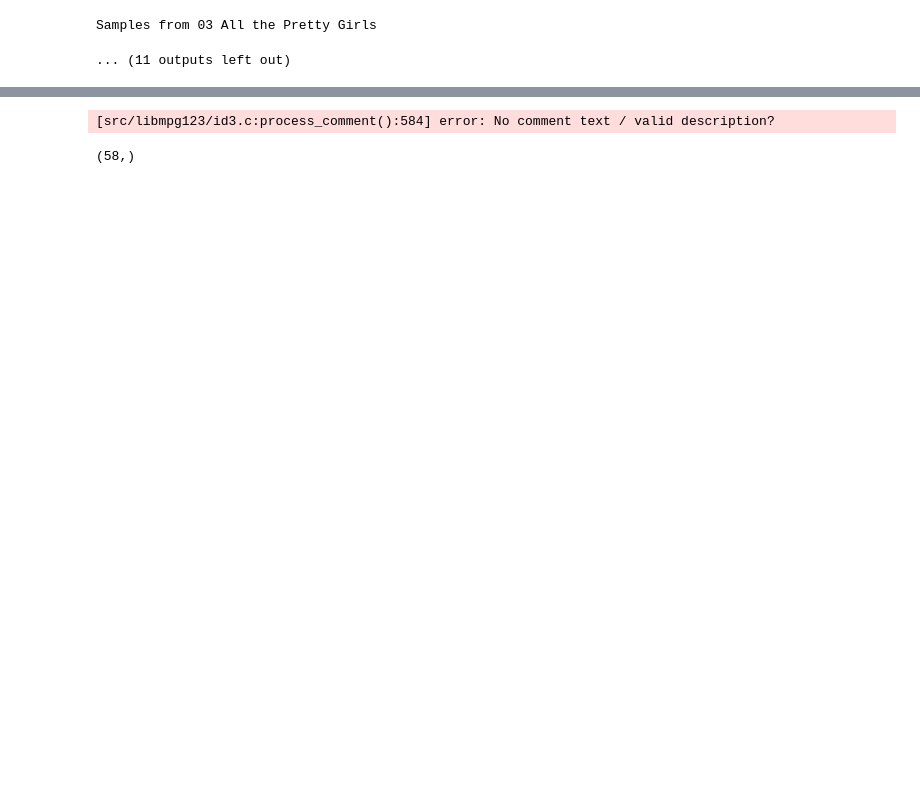
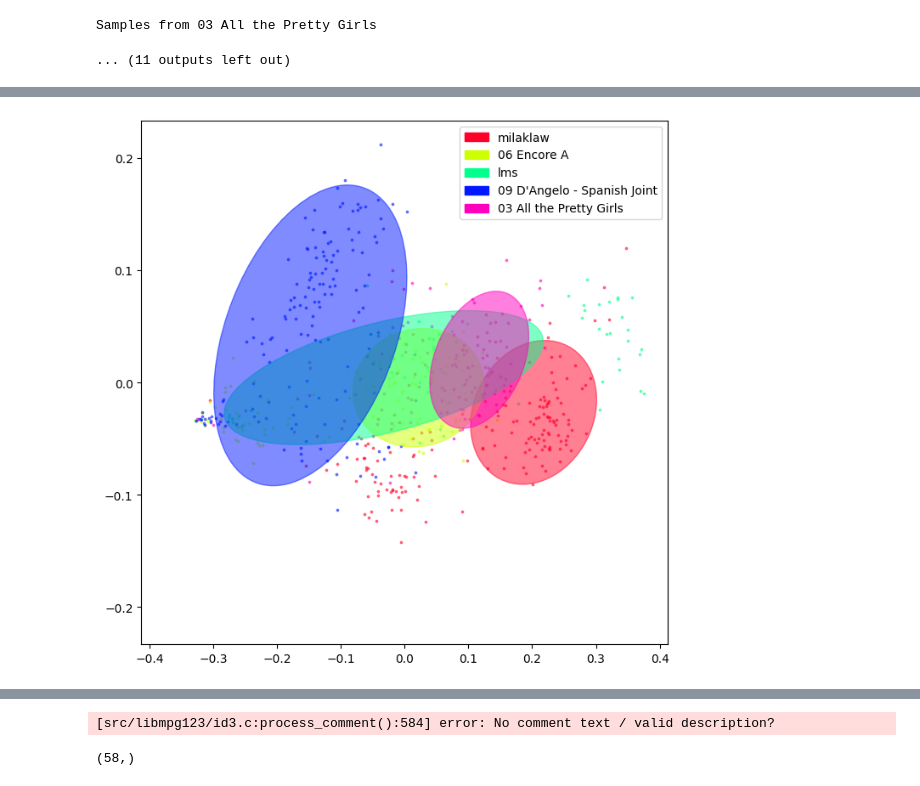
Before and after one commit to chenhi/groove_gang, a Jupyter notebook: demo_intraclustering.ipynb, the cells around one changed output, grey strips where cells are left out. Saved outputs shown, nothing was run; the diff lists cells and outputs as text; code cells hidden in the pictures; blank space fills up the shorter version.

```diff
--- a/demo_intraclustering.ipynb
+++ b/demo_intraclustering.ipynb
@@ -210,0 +209,17 @@ Actual usage
+# %%
+proc_fn = groove.downbeats.smooth_power
+
+divs = np.array([3, 4, 6, 8, 9, 12, 15, 16, 18, 20, 21, 24])
+wts = 1/np.sqrt(divs)
+
+
+file_list = ['milaklaw', '06 Encore A', 'lms', ('09 D\'Angelo - Spanish Joint', 'm4a'), ('03 All the Pretty Girls', 'm4a')]
+
+# Add extension
+for i in range(len(file_list)):
+    if type(file_list[i]) is not tuple:
+        file_list[i] = (file_list[i], "mp3")
+
+data_list = []
+for i, (file, ext) in enumerate(file_list):
+    data_list.append(load_bar_embedding_total(file, divisions=divs, weights=wts, process=smooth_power, kernel_width=30, ext=ext))
@@ -210,0 +232,62 @@ Actual usage
+# %%
+gms = []
+pcas = []
+
+c = .8
+for data in data_list:
+    gm, _ = do_clustering(data, confidence_limit=c, cluster_threshold=0.3, overlap_allowance=0.2, use_weights=False, verbose=True)
+    gms.append(gm)
+
+all_data = np.concatenate(data_list, axis=0)
+pca = PCA(2)
+pca.fit(all_data)
+red_data = []
+for d in data_list:
+    red_data.append(pca.transform(d))
+
+all_red_data = np.concatenate(red_data, axis=0)
+
+# Get axes min and max
+xlim = np.abs(all_red_data[:,0]).max() * 1.1
+ylim = np.abs(all_red_data[:,1]).max() * 1.1
+
+plt.figure(figsize=(8,8))
+ax = plt.gca()
+ax.set_xlim([-xlim, xlim])
+ax.set_ylim([-ylim, ylim])
+
+
+# Plot the data
+cmap = mpl.colormaps['gist_rainbow'](np.linspace(0, 1, len(data_list)))
+for i in range(len(data_list)):
+    plt.scatter(red_data[i][:,0], red_data[i][:,1], alpha=0.5, color=cmap[i], s=3)
+
+patches = []
+legend_patches = []
+for i, gm in enumerate(gms):
+    p, _ = get_patches(gm, confidence=c, pts=data_list[i], pca=pca)
+    patches.append(p[gm.weights_.argmax()])
+    patches[-1].set_color(cmap[i])
+    legend_patches.append(mpatches.Patch(color=cmap[i], label=file_list[i][0]))
+
+
+# if data_list != None:
+#     #plt.cm.get_cmap('hsv', len(data_list)+1)
+
+#     running_total = 0
+#     legend_patches = []
+#     for i, d in enumerate(data_list):
+#         plt.scatter(red_data[running_total:running_total + d.shape[0],0], red_data[running_total:running_total + d.shape[0],1], alpha=0.5, color=cmap[i], s=3)
+#         running_total += d.shape[0]
+#         if file_list != None:
+#             legend_patches.append(mpatches.Patch(color=cmap[i], label=file_list[i][0]))
+#     if file_list != None:
+#         ax.legend(handles=legend_patches)
+# else:
+#     plt.scatter(red_data[:,0], red_data[:,1], alpha=0.7)
+
+
+ax.legend(handles=legend_patches)
+for p in patches:
+     ax.add_patch(p)
+# %% [output]
@@ -210,0 +311 @@ Actual usage
+[figure, added]
```
Also changed, not shown: parts of 7 cells of this notebook.
